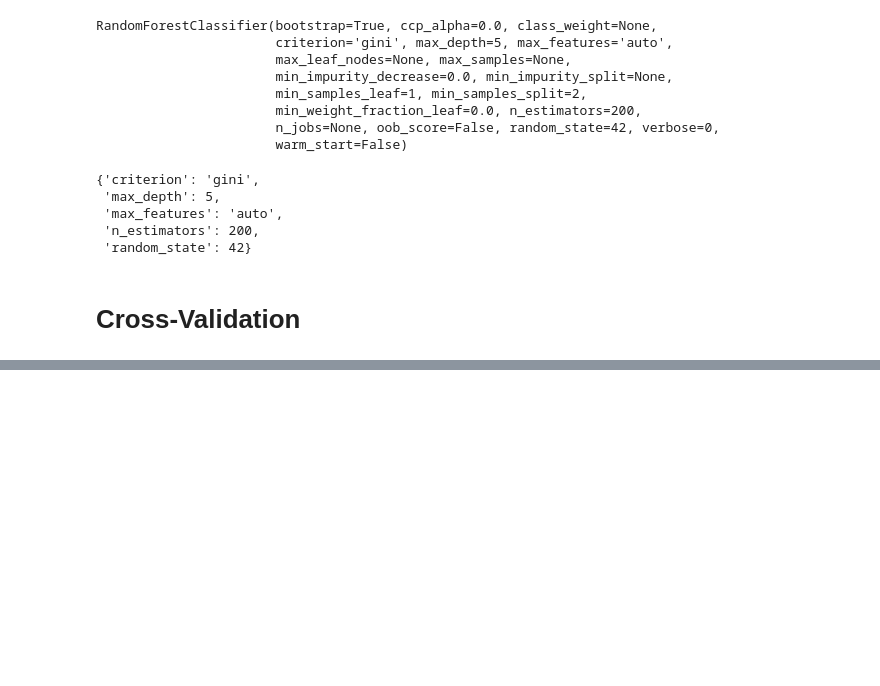
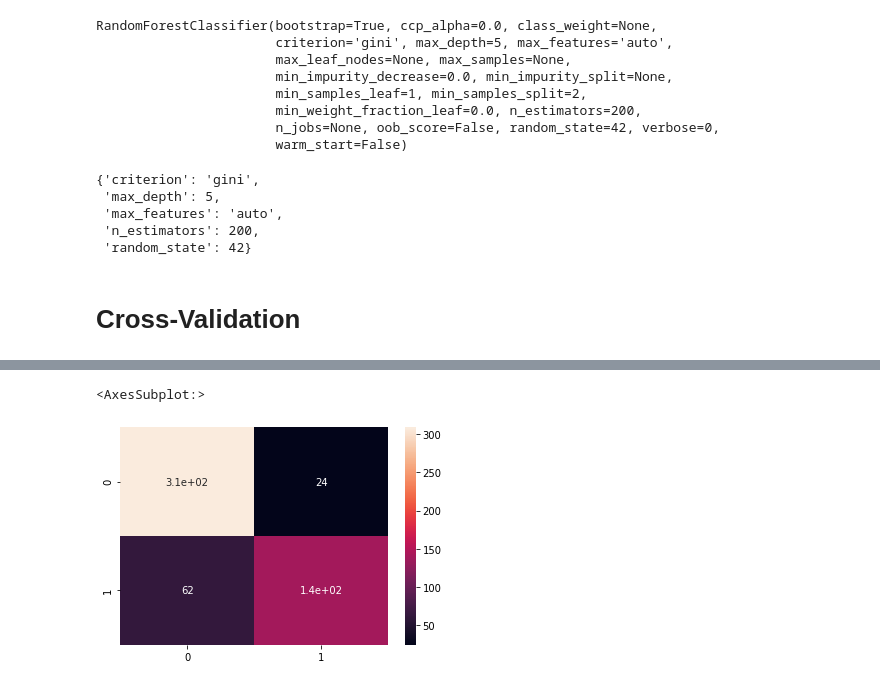
Before and after one commit to abndre/data, a Jupyter notebook: data_science/estudo_modelos/random_forest/titanic.ipynb, the cells around one changed output, grey strips where cells are left out. Saved outputs shown, nothing was run; the diff lists cells and outputs as text; code cells hidden in the pictures; blank space fills up the shorter version.

```diff
--- a/data_science/estudo_modelos/random_forest/titanic.ipynb
+++ b/data_science/estudo_modelos/random_forest/titanic.ipynb
@@ -178,0 +229,6 @@ datasets??
+# %%
+import seaborn as sns
+sns.heatmap(cf_matrix, annot=True)
+# %% [output]
+<AxesSubplot:>
+[figure, added]
```
Also changed, not shown: parts of 16 cells of this notebook, 1 other file.
